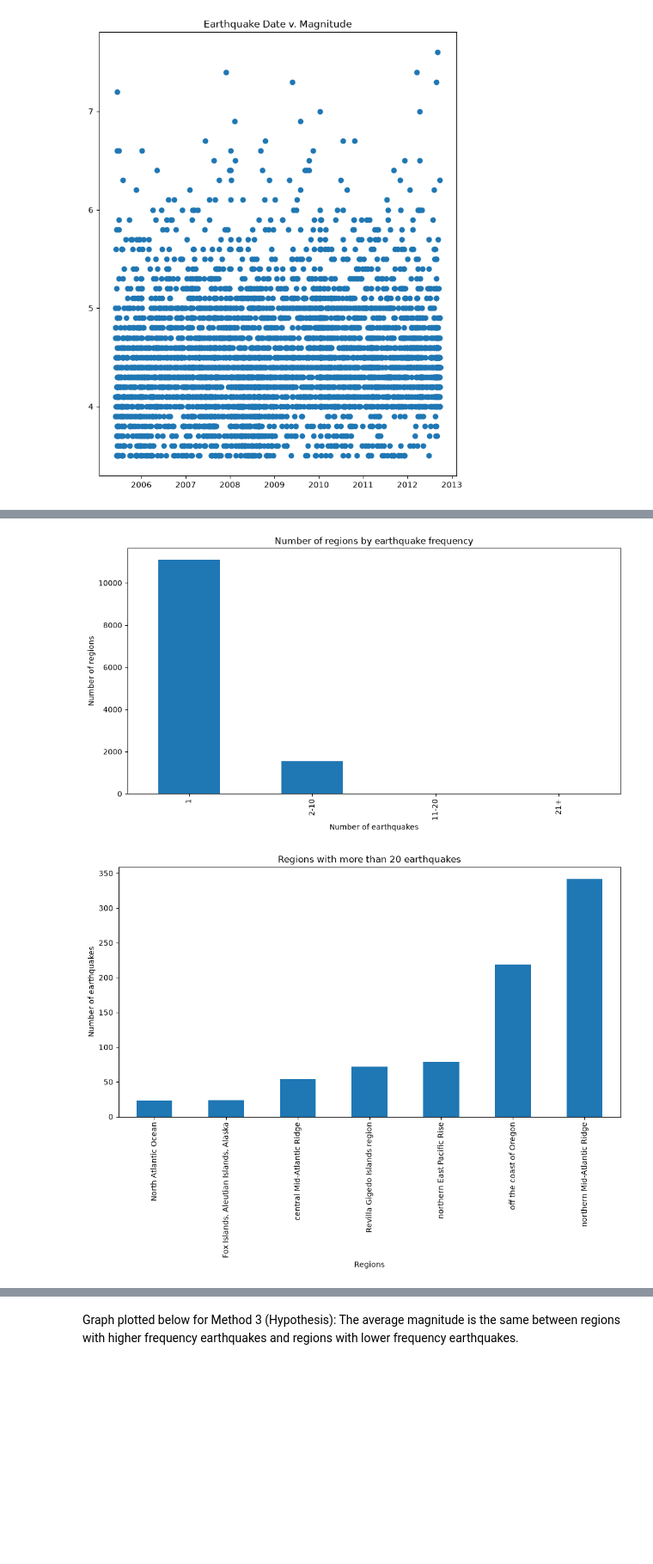
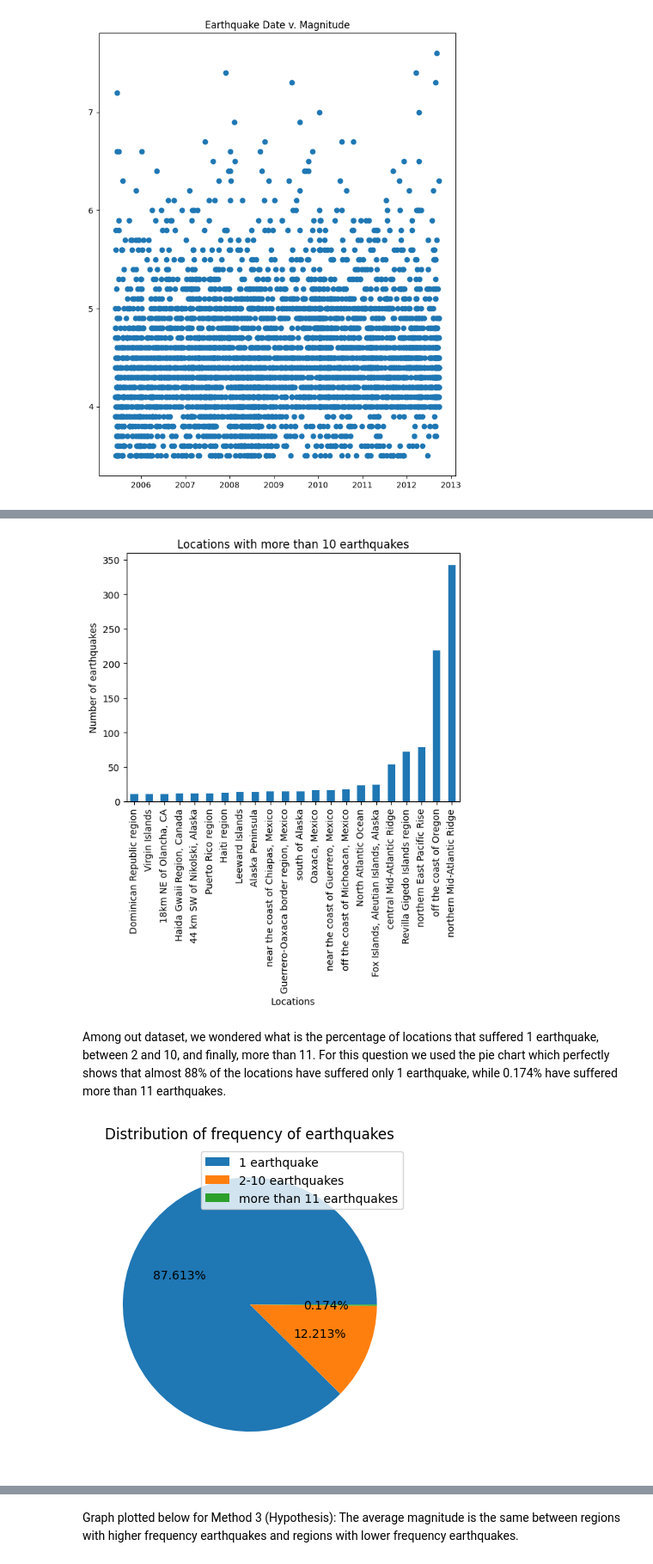
Before and after one commit to NatalieFig/cmsc320finalproj, a Jupyter notebook: CMSC320_Final_Project.ipynb, the cells around one changed output, grey strips where cells are left out. Shown at 86% size. Saved outputs shown, nothing was run; the diff lists cells and outputs as text; code cells hidden in the pictures; blank space fills up the shorter version.

```diff
--- a/CMSC320_Final_Project.ipynb
+++ b/CMSC320_Final_Project.ipynb
@@ -122,43 +139,29 @@ We wanted to take a closer look at the regions that have more than 20 earthquake
+# %%
+place_types_more_than_50_occurences = place_types[place_types > 10]
+
+place_types_more_than_50_occurences.sort_values().plot(kind='bar')
+
+plt.title("Locations with more than 10 earthquakes")
+plt.ylabel('Number of earthquakes')
+plt.xlabel('Locations')
+plt.show()
+# %% [output]
+[figure, added]
+# %% [markdown]
+Among out dataset, we wondered what is the percentage of locations that suffered 1 earthquake, between 2 and 10, and finally, more than 11. For this question we used the pie chart which perfectly shows that almost 88% of the locations have suffered only 1 earthquake, while 0.174% have suffered more than 11 earthquakes.
 # %%
-place_types = earthquakes_df['place'].value_counts()
-
-
-bins = [0,1, 10, 20, float('inf')]
-labels = ['1','2-10', '11-20', '21+']
-
-binned = pd.cut(place_types, bins = bins, labels=labels)
-binned_occurences = binned.value_counts().sort_index()
-
-binned_occurences.plot(kind='bar', figsize=(12, 6))
-plt.title('Number of regions by earthquake frequency')
-plt.xlabel('Number of earthquakes')
-plt.ylabel('Number of regions')
-
-plt.show()
-
-place_types_more_than_50_occurences = place_types[place_types > 20]
-
-place_types_more_than_50_occurences.sort_values().plot(kind='bar', figsize=(12,6))
-
-plt.title("Regions with more than 20 earthquakes")
-plt.ylabel('Number of earthquakes')
-plt.xlabel('Regions')
-plt.show()
-
-
-bins = [0,1, 20, float('inf')]
-labels = ['1','2-20', '21+']
+bins = [0,1, 10, float('inf')]
+labels = ['1','2-10', '11+']
 
 binned = pd.cut(place_types, bins = bins, labels=labels)
 binned_occurences = binned.value_counts().sort_index()
 
 
-legend=['1 earthquake', '2-20 earthquakes', 'more than 21 earthquakes']
+legend=['1 earthquake', '2-10 earthquakes', 'more than 11 earthquakes']
 myexplode=[0, 0, 0.7]
-binned_occurences.plot(kind='pie', labels=None, autopct='%1.3f%%', explode=myexplode)
+binned_occurences.plot(kind='pie', labels=None, autopct='%1.3f%%')
 plt.title('Distribution of frequency of earthquakes')
 plt.legend(legend)
 plt.show()
 # %% [output]
-[figure, old version]
+[figure, new version]
-[figure, removed]
```
Also changed, not shown: parts of 9 cells of this notebook, 1 other file.
